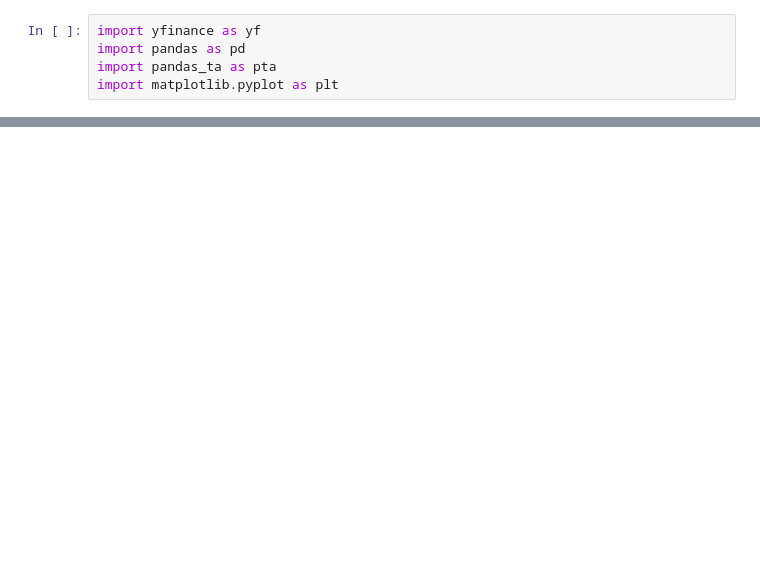
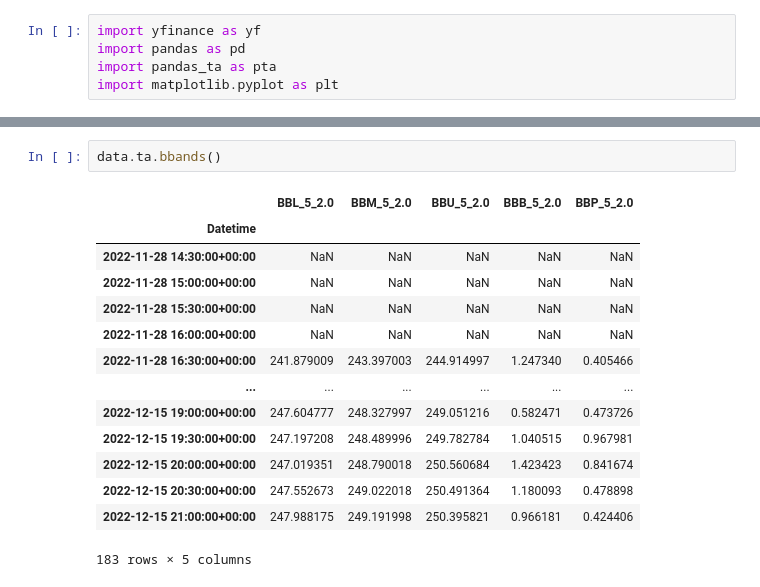
Before and after one commit to binojvr/rsi, a Jupyter notebook: rsi.ipynb, the cells around one changed output, grey strips where cells are left out. Cells and saved outputs as stored; diff of their text form; blank space fills up the shorter version.

```diff
--- a/rsi.ipynb
+++ b/rsi.ipynb
@@ -68,0 +69,17 @@ plt.show()
+# %%
+data.ta.bbands()
+# %% [output]
+|  | BBL_5_2.0 | BBM_5_2.0 | BBU_5_2.0 | BBB_5_2.0 | BBP_5_2.0 |
+| Datetime |  |  |  |  |  |
+| 2022-11-28 14:30:00+00:00 | NaN | NaN | NaN | NaN | NaN |
+| 2022-11-28 15:00:00+00:00 | NaN | NaN | NaN | NaN | NaN |
+| 2022-11-28 15:30:00+00:00 | NaN | NaN | NaN | NaN | NaN |
+| 2022-11-28 16:00:00+00:00 | NaN | NaN | NaN | NaN | NaN |
+| 2022-11-28 16:30:00+00:00 | 241.879009 | 243.397003 | 244.914997 | 1.247340 | 0.405466 |
+| ... | ... | ... | ... | ... | ... |
+| 2022-12-15 19:00:00+00:00 | 247.604777 | 248.327997 | 249.051216 | 0.582471 | 0.473726 |
+| 2022-12-15 19:30:00+00:00 | 247.197208 | 248.489996 | 249.782784 | 1.040515 | 0.967981 |
+| 2022-12-15 20:00:00+00:00 | 247.019351 | 248.790018 | 250.560684 | 1.423423 | 0.841674 |
+| 2022-12-15 20:30:00+00:00 | 247.552673 | 249.022018 | 250.491364 | 1.180093 | 0.478898 |
+| 2022-12-15 21:00:00+00:00 | 247.988175 | 249.191998 | 250.395821 | 0.966181 | 0.424406 |
+183 rows × 5 columns
```
Also changed, not shown: parts of 6 cells of this notebook.
